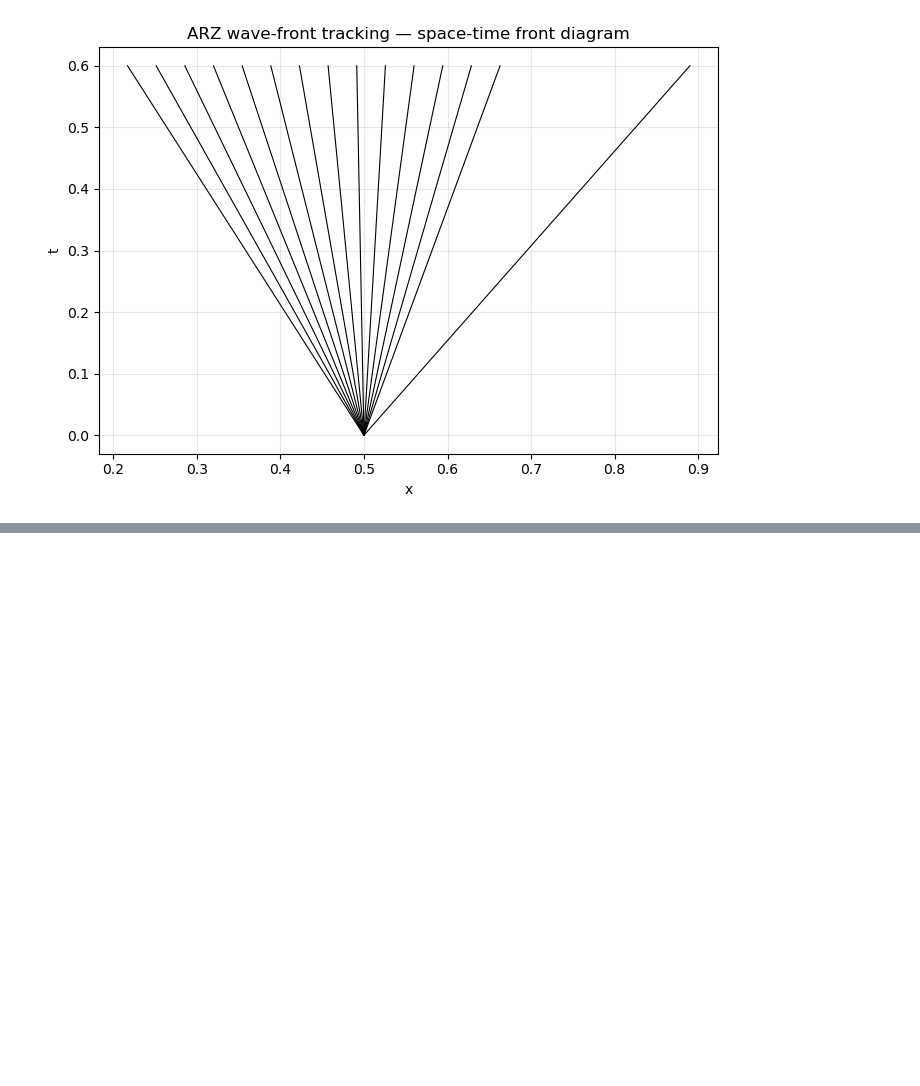
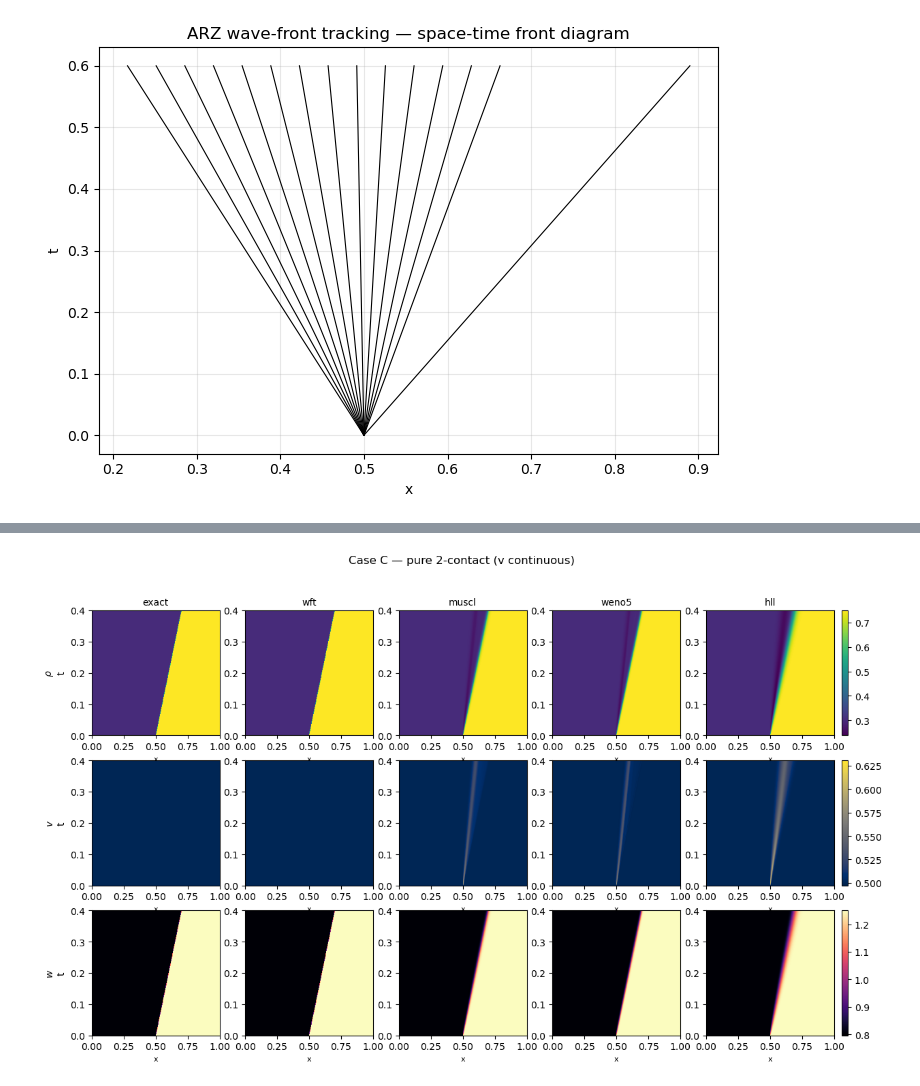
Before and after one commit to D-2n/DL-for-HPDE, a Jupyter notebook: notebooks/ARZ-WFT-algorithm.ipynb, the cells around one changed output, grey strips where cells are left out. Cells and saved outputs as stored; diff of their text form; code cells hidden in the pictures; blank space fills up the shorter version.

```diff
--- a/notebooks/ARZ-WFT-algorithm.ipynb
+++ b/notebooks/ARZ-WFT-algorithm.ipynb
@@ -227 +292,5 @@ and contacts stay exact regardless.
+# %%
+_ = plot_riemann_case(0.30, 0.50, 0.75, 0.50, title='Case C — pure 2-contact (v continuous)')
+# %% [output]
+[figure, added]
 # %%
```
Also changed, not shown: parts of 19 cells of this notebook.
